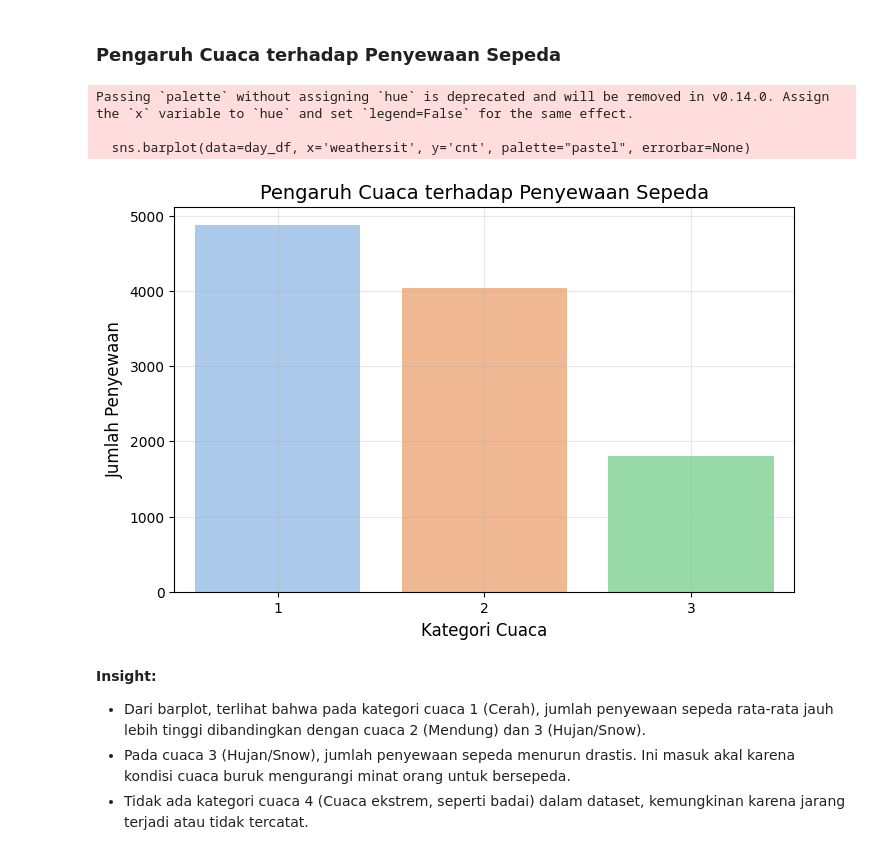
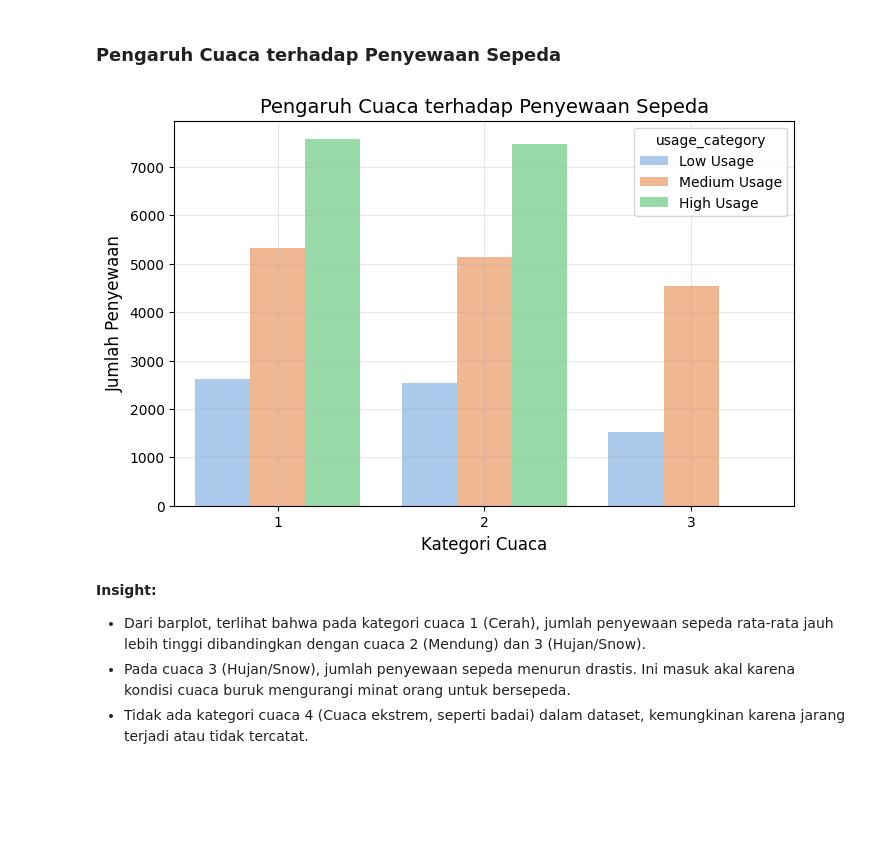
Before and after one commit to dewipuspita0904/Submission-BikeSharingDataset, a Jupyter notebook: notebook.ipynb, the cells around one changed output. Cells and saved outputs as stored; diff of their text form; code cells hidden in the pictures; blank space fills up the shorter version.

```diff
--- a/notebook.ipynb
+++ b/notebook.ipynb
@@ -214,17 +214,14 @@ plt.show()
 ### Pengaruh Cuaca terhadap Penyewaan Sepeda
 # %%
 plt.figure(figsize=(8, 5))
-sns.barplot(data=day_df, x='weathersit', y='cnt', palette="pastel", errorbar=None)
+sns.barplot(data=day_df, x='weathersit', y='cnt', hue='usage_category', palette="pastel", errorbar=None)
 plt.title("Pengaruh Cuaca terhadap Penyewaan Sepeda", fontsize=14)
 plt.xlabel("Kategori Cuaca", fontsize=12)
 plt.ylabel("Jumlah Penyewaan", fontsize=12)
 plt.grid(alpha=0.3)
 plt.show()
 # %% [output]
-Passing `palette` without assigning `hue` is deprecated and will be removed in v0.14.0. Assign the `x` variable to `hue` and set `legend=False` for the same effect.
-
-  sns.barplot(data=day_df, x='weathersit', y='cnt', palette="pastel", errorbar=None)
-[figure, old version]
+[figure, new version]
 # %% [markdown]
 **Insight:**
 - Dari barplot, terlihat bahwa pada kategori cuaca 1 (Cerah), jumlah penyewaan sepeda rata-rata jauh lebih tinggi dibandingkan dengan cuaca 2 (Mendung) dan 3 (Hujan/Snow).
```
